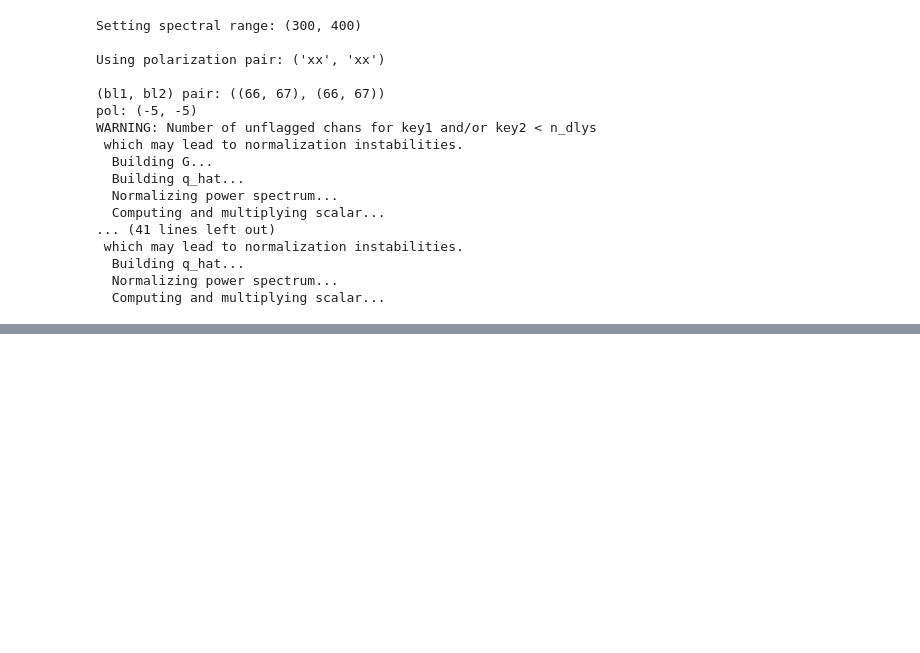
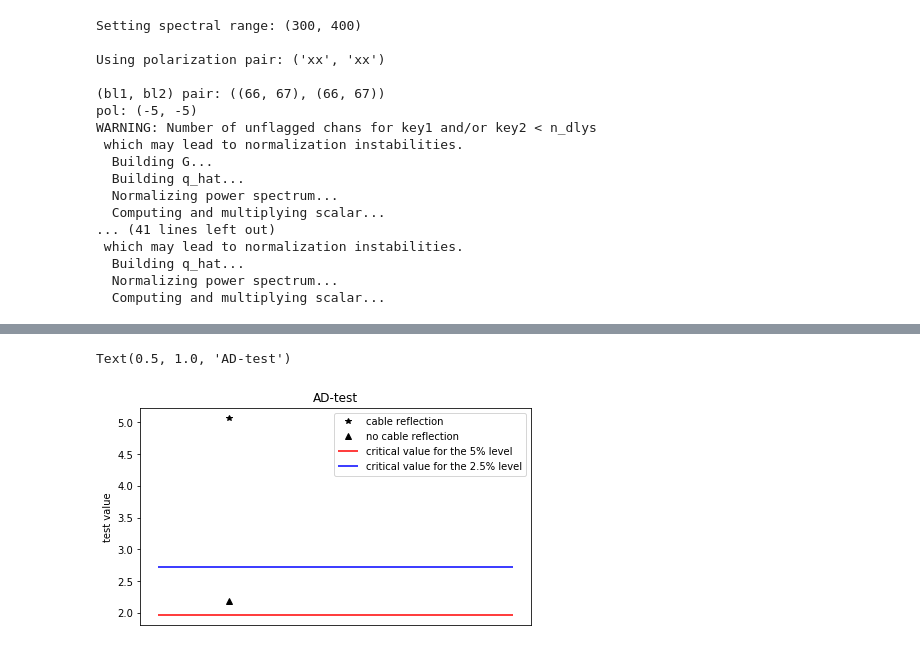
Before and after one commit to acliu/mcgill_sandbox, a Jupyter notebook: dixin/cable_reflection.ipynb, the cells around one changed output, grey strips where cells are left out. Cells and saved outputs as stored; diff of their text form; code cells hidden in the pictures; blank space fills up the shorter version.

```diff
--- a/dixin/cable_reflection.ipynb
+++ b/dixin/cable_reflection.ipynb
@@ -135,0 +275,42 @@ plt.show()
+# %%
+# get cdf of each dataset
+cdf = []
+for i in range(len(diff)):
+    cdf.append(np.array(range(len(diff[i])))/float(len(diff[i])))
+
+# get cdf of each fit
+norm_cdf = []
+for i in range(len(diff)):
+    norm_cdf.append(norm.cdf(np.sort(diff[i]), mu[i], std[i]))
+
+# perform KS test between each empirical dataset with its corresponding normal distribution
+# get d (KS statistic) and p-values
+d = []
+p = []
+for i in range(len(diff)):
+    d.append(stats.ks_2samp(cdf[i], norm_cdf[i])[0])
+    p.append(stats.ks_2samp(cdf[i], norm_cdf[i])[1])
+
+a = []
+for i in range(len(diff)):
+    a.append(stats.anderson_ksamp([cdf[i], norm_cdf[i]])[0])
+    cv = stats.anderson_ksamp([cdf[i], norm_cdf[i]])[1]
+# %%
+plt.figure(figsize=(7, 4))
+plt.plot(2, a[0], 'k*', label='cable reflection')
+plt.plot(2, a[1], 'k^', label='no cable reflection')
+# plt.hlines(cv[3], 0, 10, label='2.5%')
+plt.hlines(cv[2], 0, 10, 'r', label='critical value for the 5% level')
+plt.hlines(cv[3], 0, 10, 'b', label='critical value for the 2.5% level')
+plt.tick_params(
+    axis='x',          # changes apply to the x-axis
+    which='both',      # both major and minor ticks are affected
+    bottom=False,      # ticks along the bottom edge are off
+    top=False,         # ticks along the top edge are off
+    labelbottom=False)
+plt.legend()
+plt.ylabel('test value')
+plt.title('AD-test')
+# %% [output]
+Text(0.5, 1.0, 'AD-test')
+[figure, added]
```
Also changed, not shown: parts of 14 cells of this notebook.
